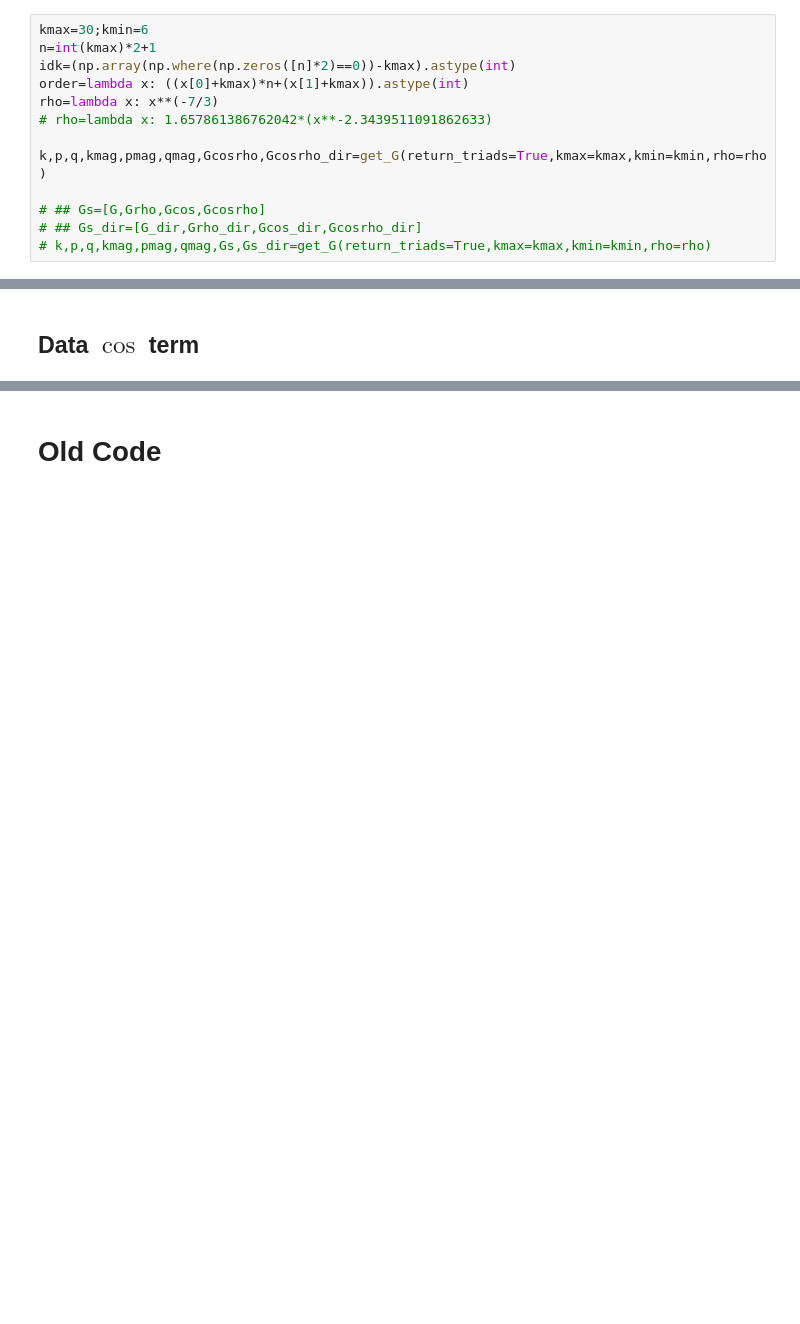
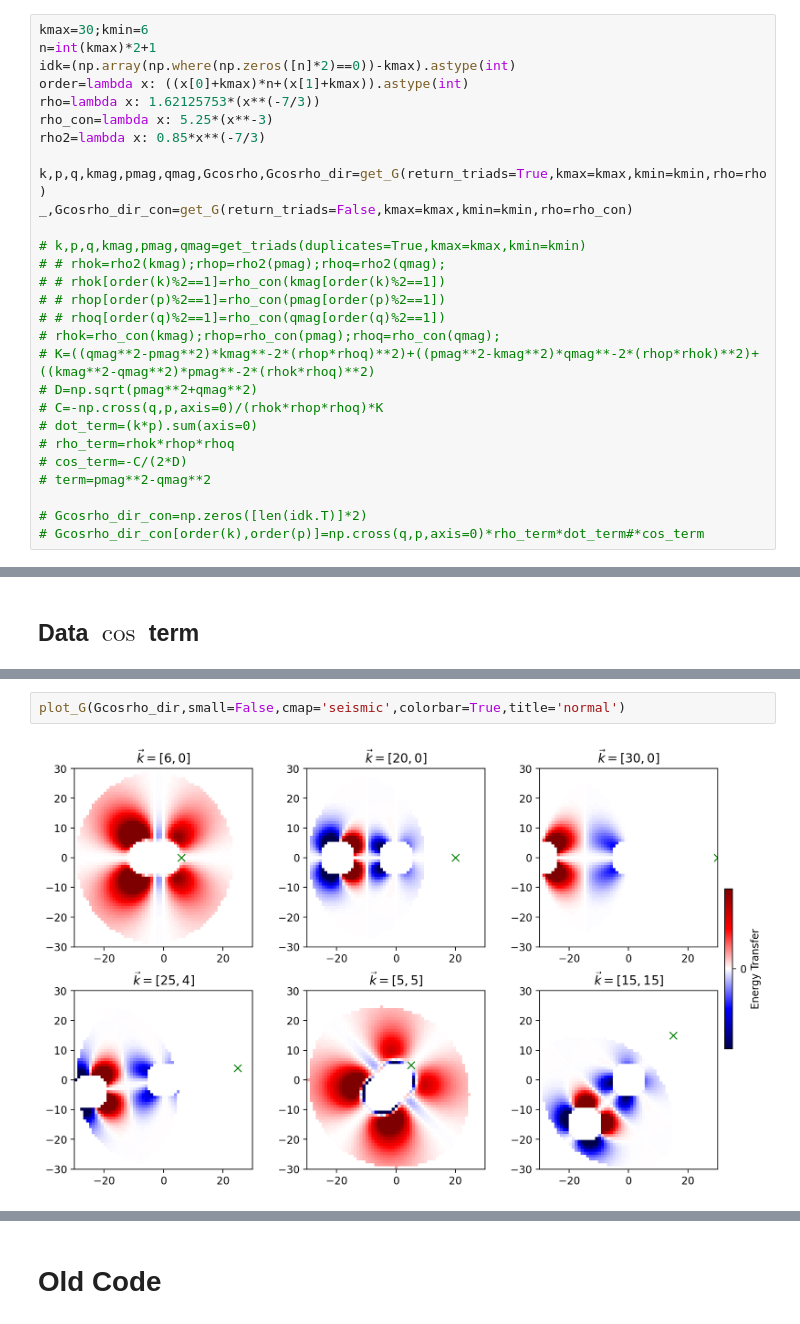
Before and after one commit to rbvogtiii/RSCAM_Networks-in-Turbulence, a Jupyter notebook: triads_simplified.ipynb, the cells around one changed output, grey strips where cells are left out. Saved outputs shown, nothing was run; the diff lists cells and outputs as text; blank space fills up the shorter version.

```diff
--- a/triads_simplified.ipynb
+++ b/triads_simplified.ipynb
@@ -10,12 +11,27 @@ kmax=30;kmin=6
 n=int(kmax)*2+1
 idk=(np.array(np.where(np.zeros([n]*2)==0))-kmax).astype(int)
 order=lambda x: ((x[0]+kmax)*n+(x[1]+kmax)).astype(int)
-rho=lambda x: x**(-7/3)
-# rho=lambda x: 1.657861386762042*(x**-2.3439511091862633)
+rho=lambda x: 1.62125753*(x**(-7/3))
+rho_con=lambda x: 5.25*(x**-3)
+rho2=lambda x: 0.85*x**(-7/3)
 
 k,p,q,kmag,pmag,qmag,Gcosrho,Gcosrho_dir=get_G(return_triads=True,kmax=kmax,kmin=kmin,rho=rho)
+_,Gcosrho_dir_con=get_G(return_triads=False,kmax=kmax,kmin=kmin,rho=rho_con)
 
-# ## Gs=[G,Grho,Gcos,Gcosrho]
-# ## Gs_dir=[G_dir,Grho_dir,Gcos_dir,Gcosrho_dir]
-# k,p,q,kmag,pmag,qmag,Gs,Gs_dir=get_G(return_triads=True,kmax=kmax,kmin=kmin,rho=rho)
+# k,p,q,kmag,pmag,qmag=get_triads(duplicates=True,kmax=kmax,kmin=kmin)
+# # rhok=rho2(kmag);rhop=rho2(pmag);rhoq=rho2(qmag);
+# # rhok[order(k)%2==1]=rho_con(kmag[order(k)%2==1])
+# # rhop[order(p)%2==1]=rho_con(pmag[order(p)%2==1])
+# # rhoq[order(q)%2==1]=rho_con(qmag[order(q)%2==1])
+# rhok=rho_con(kmag);rhop=rho_con(pmag);rhoq=rho_con(qmag);
+# K=((qmag**2-pmag**2)*kmag**-2*(rhop*rhoq)**2)+((pmag**2-kmag**2)*qmag**-2*(rhop*rhok)**2)+((kmag**2-qmag**2)*pmag**-2*(rhok*rhoq)**2)
+# D=np.sqrt(pmag**2+qmag**2)
+# C=-np.cross(q,p,axis=0)/(rhok*rhop*rhoq)*K
+# dot_term=(k*p).sum(axis=0)
+# rho_term=rhok*rhop*rhoq
+# cos_term=-C/(2*D)
+# term=pmag**2-qmag**2
+
+# Gcosrho_dir_con=np.zeros([len(idk.T)]*2)
+# Gcosrho_dir_con[order(k),order(p)]=np.cross(q,p,axis=0)*rho_term*dot_term#*cos_term
 # %%
@@ -187,3 +249,7 @@ Gcosrho_dir_data[order(k_d),order(p_d)]=np.cross(q_d,p_d,axis=0)*mean_sync*rho_t
+# %%
+plot_G(Gcosrho_dir,small=False,cmap='seismic',colorbar=True,title='normal')
+# %% [output]
+[figure, added]
 # %%
 Gbin=np.zeros([len(idk.T)]*2)
 Gbin[order(k_d),order(p_d)]=1
```
Also changed, not shown: parts of 23 cells of this notebook.
